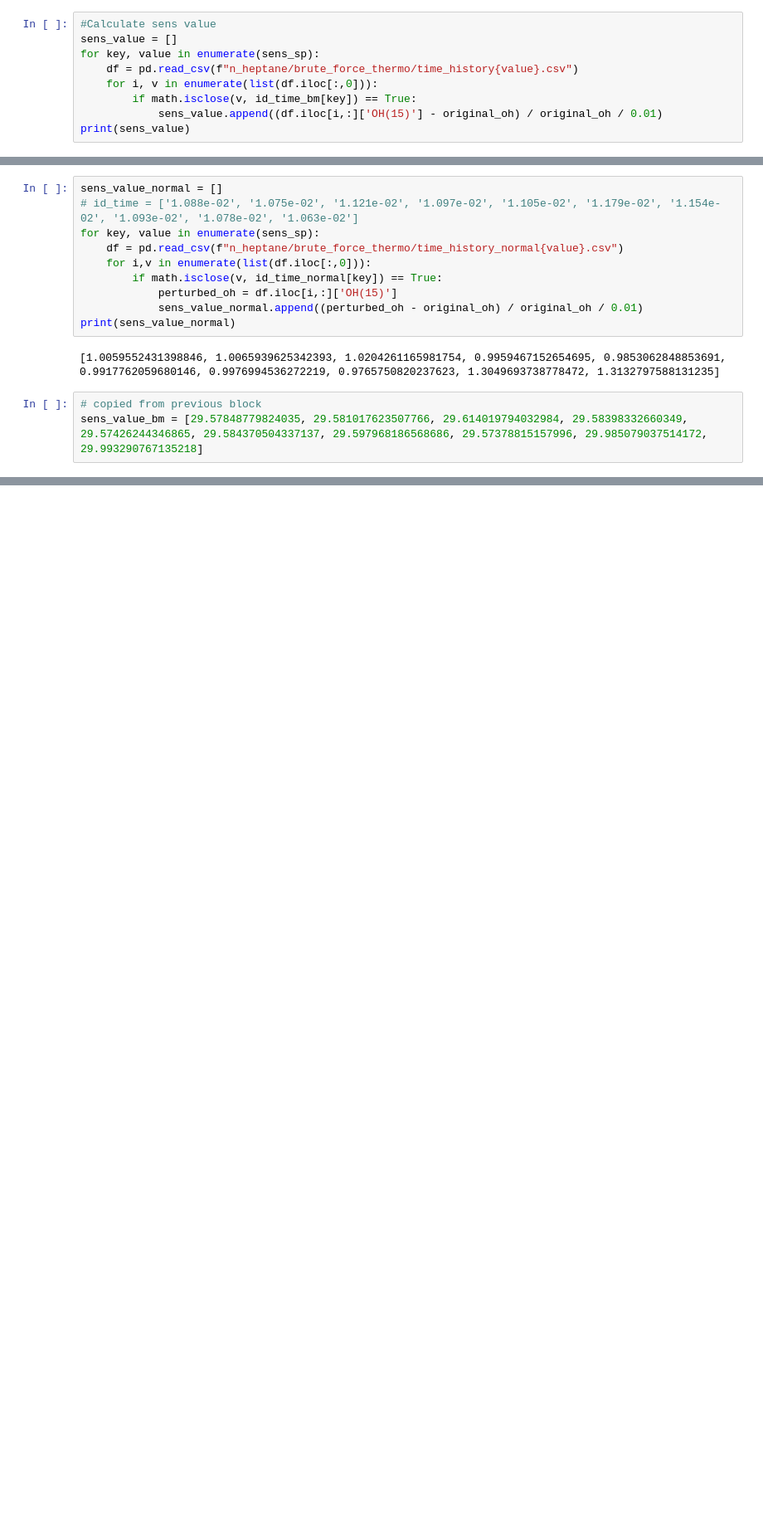
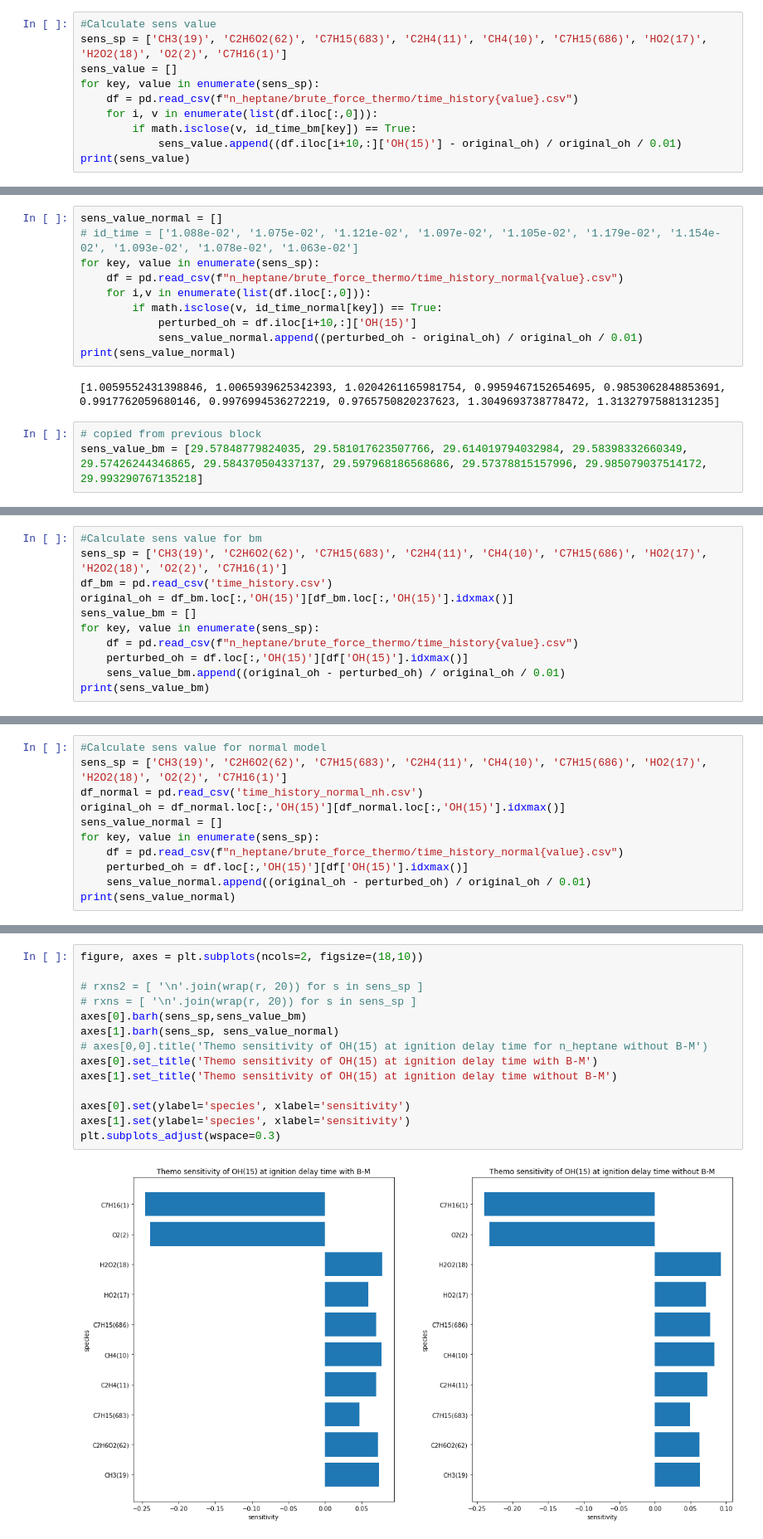
Before and after one commit to 12Chao/sketches, a Jupyter notebook: brute_force_thermo.ipynb, the cells around one changed output, grey strips where cells are left out. Shown at 83% size. Cells and saved outputs as stored; diff of their text form; blank space fills up the shorter version.

```diff
--- a/brute_force_thermo.ipynb
+++ b/brute_force_thermo.ipynb
@@ -206,11 +206,12 @@ Computed Ignition Delay: 1.086e-02 seconds. Took 2.24s to compute
 [figure]
 # %%
 #Calculate sens value
+sens_sp = ['CH3(19)', 'C2H6O2(62)', 'C7H15(683)', 'C2H4(11)', 'CH4(10)', 'C7H15(686)', 'HO2(17)', 'H2O2(18)', 'O2(2)', 'C7H16(1)']
 sens_value = []
 for key, value in enumerate(sens_sp):
     df = pd.read_csv(f"n_heptane/brute_force_thermo/time_history{value}.csv")
     for i, v in enumerate(list(df.iloc[:,0])):
         if math.isclose(v, id_time_bm[key]) == True:
-            sens_value.append((df.iloc[i,:]['OH(15)'] - original_oh) / original_oh / 0.01)
+            sens_value.append((df.iloc[i+10,:]['OH(15)'] - original_oh) / original_oh / 0.01)
 print(sens_value)
 # %% [output]
@@ -410,7 +411,7 @@ for key, value in enumerate(sens_sp):
     df = pd.read_csv(f"n_heptane/brute_force_thermo/time_history_normal{value}.csv")
     for i,v in enumerate(list(df.iloc[:,0])):
         if math.isclose(v, id_time_normal[key]) == True:
-            perturbed_oh = df.iloc[i,:]['OH(15)']
+            perturbed_oh = df.iloc[i+10,:]['OH(15)']
             sens_value_normal.append((perturbed_oh - original_oh) / original_oh / 0.01)
 print(sens_value_normal)
 # %% [output]
@@ -436,0 +440,11 @@ plt.subplots_adjust(wspace=0.3)
+# %%
+#Calculate sens value for bm
+sens_sp = ['CH3(19)', 'C2H6O2(62)', 'C7H15(683)', 'C2H4(11)', 'CH4(10)', 'C7H15(686)', 'HO2(17)', 'H2O2(18)', 'O2(2)', 'C7H16(1)']
+df_bm = pd.read_csv('time_history.csv')
+original_oh = df_bm.loc[:,'OH(15)'][df_bm.loc[:,'OH(15)'].idxmax()]
+sens_value_bm = []
+for key, value in enumerate(sens_sp):
+    df = pd.read_csv(f"n_heptane/brute_force_thermo/time_history{value}.csv")
+    perturbed_oh = df.loc[:,'OH(15)'][df['OH(15)'].idxmax()]
+    sens_value_bm.append((original_oh - perturbed_oh) / original_oh / 0.01)
+print(sens_value_bm)
@@ -436,0 +453,11 @@ plt.subplots_adjust(wspace=0.3)
+# %%
+#Calculate sens value for normal model
+sens_sp = ['CH3(19)', 'C2H6O2(62)', 'C7H15(683)', 'C2H4(11)', 'CH4(10)', 'C7H15(686)', 'HO2(17)', 'H2O2(18)', 'O2(2)', 'C7H16(1)']
+df_normal = pd.read_csv('time_history_normal_nh.csv')
+original_oh = df_normal.loc[:,'OH(15)'][df_normal.loc[:,'OH(15)'].idxmax()]
+sens_value_normal = []
+for key, value in enumerate(sens_sp):
+    df = pd.read_csv(f"n_heptane/brute_force_thermo/time_history_normal{value}.csv")
+    perturbed_oh = df.loc[:,'OH(15)'][df['OH(15)'].idxmax()]
+    sens_value_normal.append((original_oh - perturbed_oh) / original_oh / 0.01)
+print(sens_value_normal)
@@ -436,0 +466,16 @@ plt.subplots_adjust(wspace=0.3)
+# %%
+figure, axes = plt.subplots(ncols=2, figsize=(18,10))
+
+# rxns2 = [ '\n'.join(wrap(r, 20)) for s in sens_sp ]
+# rxns = [ '\n'.join(wrap(r, 20)) for s in sens_sp ]
+axes[0].barh(sens_sp,sens_value_bm)
+axes[1].barh(sens_sp, sens_value_normal)
+# axes[0,0].title('Themo sensitivity of OH(15) at ignition delay time for n_heptane without B-M')
+axes[0].set_title('Themo sensitivity of OH(15) at ignition delay time with B-M')
+axes[1].set_title('Themo sensitivity of OH(15) at ignition delay time without B-M')
+
+axes[0].set(ylabel='species', xlabel='sensitivity')
+axes[1].set(ylabel='species', xlabel='sensitivity')
+plt.subplots_adjust(wspace=0.3)
+# %% [output]
+[figure, added]
```
Also changed, not shown: parts of 16 cells of this notebook, 1 other file.
